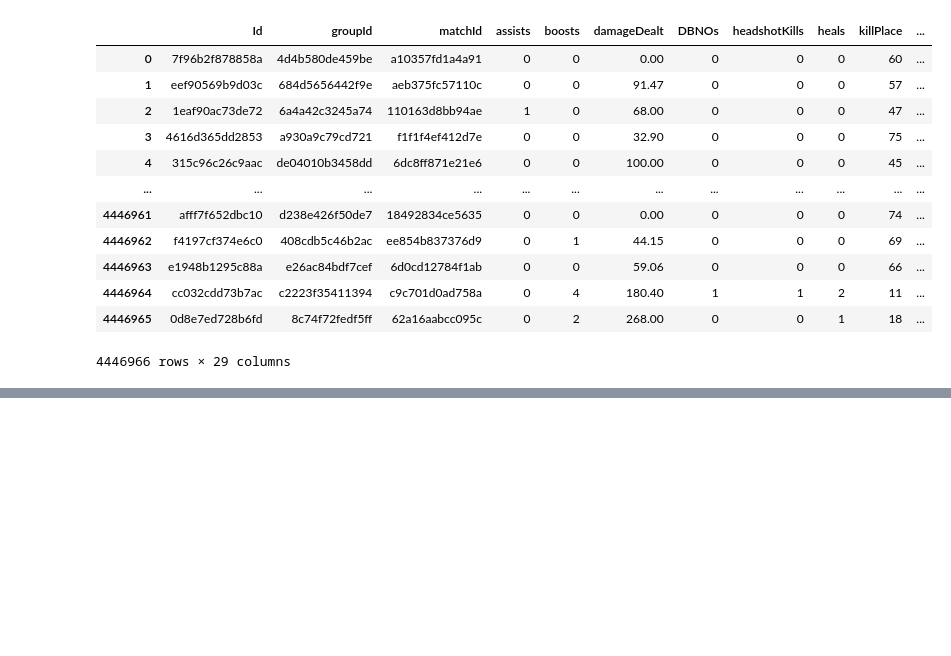
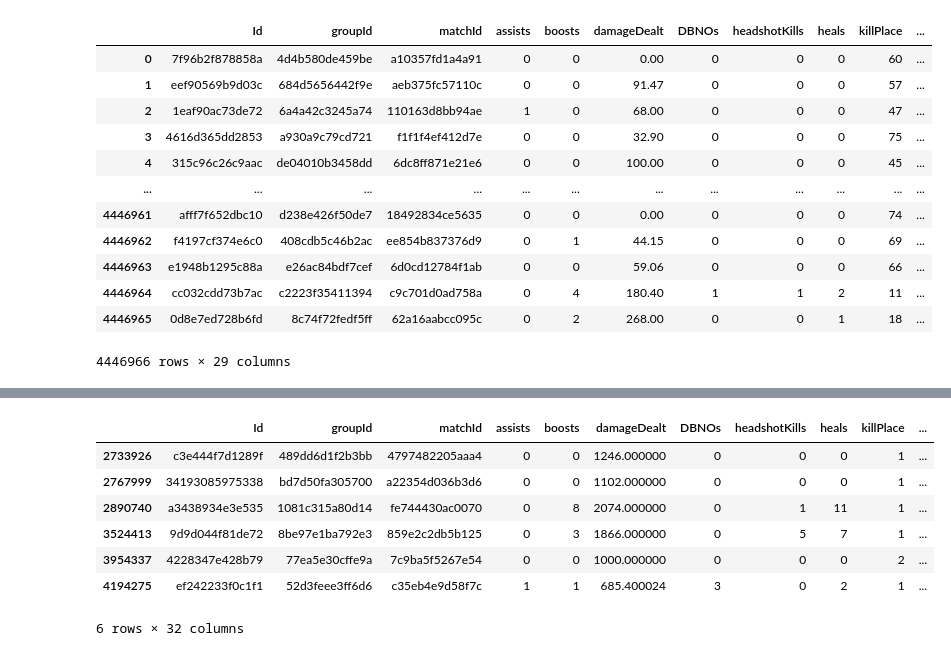
Before and after one commit to Vikram-kaki/Data-Science, a Jupyter notebook: Machine Learning/Projects/PUBG/NoteBook.ipynb, the cells around one changed output, grey strips where cells are left out. Cells and saved outputs as stored; diff of their text form; code cells hidden in the pictures; blank space fills up the shorter version.

```diff
--- a/Machine Learning/Projects/PUBG/NoteBook.ipynb
+++ b/Machine Learning/Projects/PUBG/NoteBook.ipynb
@@ -36,0 +282,11 @@ NameError: name 'PlayersJoined' is not defined
+# %%
+file1[file1['roadKills'] >= 10]
+# %% [output]
+|  | Id | groupId | matchId | assists | boosts | damageDealt | DBNOs | headshotKills | heals | killPlace | ... |
+| 2733926 | c3e444f7d1289f | 489dd6d1f2b3bb | 4797482205aaa4 | 0 | 0 | 1246.000000 | 0 | 0 | 0 | 1 | ... |
+| 2767999 | 34193085975338 | bd7d50fa305700 | a22354d036b3d6 | 0 | 0 | 1102.000000 | 0 | 0 | 0 | 1 | ... |
+| 2890740 | a3438934e3e535 | 1081c315a80d14 | fe744430ac0070 | 0 | 8 | 2074.000000 | 0 | 1 | 11 | 1 | ... |
+| 3524413 | 9d9d044f81de72 | 8be97e1ba792e3 | 859e2c2db5b125 | 0 | 3 | 1866.000000 | 0 | 5 | 7 | 1 | ... |
+| 3954337 | 4228347e428b79 | 77ea5e30cffe9a | 7c9ba5f5267e54 | 0 | 0 | 1000.000000 | 0 | 0 | 0 | 2 | ... |
+| 4194275 | ef242233f0c1f1 | 52d3feee3ff6d6 | c35eb4e9d58f7c | 1 | 1 | 685.400024 | 3 | 0 | 2 | 1 | ... |
+6 rows × 32 columns
```
Also changed, not shown: parts of 29 cells of this notebook.
